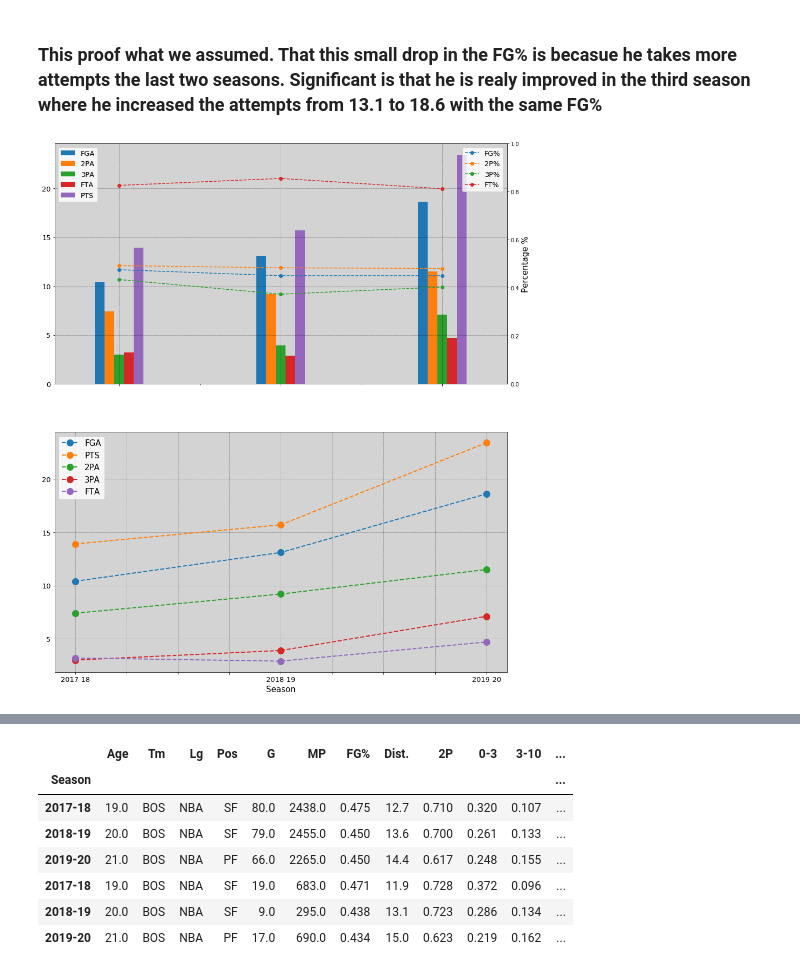
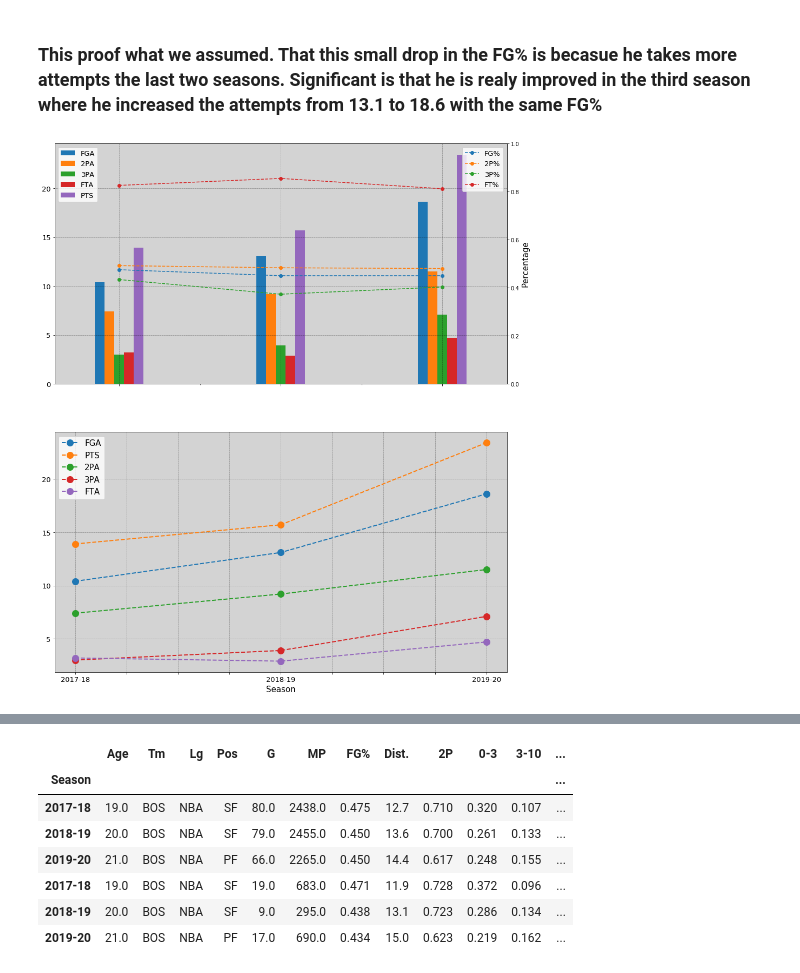
Before and after one commit to DemetrisEng/Data-Analysis-Machine-Learning, a Jupyter notebook: Jayson Tatum.ipynb, the cells around one changed output, grey strips where cells are left out. Cells and saved outputs as stored; diff of their text form; code cells hidden in the pictures.

```diff
--- a/Jayson Tatum.ipynb
+++ b/Jayson Tatum.ipynb
@@ -95,32 +95,32 @@ ax2.tick_params(axis='y',which='major',labelsize=13)
 # %%
 df_reg_new=df_reg[['FGA','FG%','3PA','3P%','2PA','2P%','FTA','FT%','TRB','AST','STL','BLK','TOV','PTS']]
 
 fig=plt.figure(figsize=(15,18))
 
 ax=fig.add_subplot(2,1,1)
 ax=df_reg_new[['FGA','2PA','3PA','FTA','PTS']].plot(kind='bar',width=0.3,align='center',ax=ax)
 #ax3=df_reg_new[['2PA','3PA']].plot(kind='bar',stacked=True,width=0.1,align='center',ax=ax,alpha=0.2,color=['grey','lightgrey'])
 ax.legend(loc='upper left',fontsize=13)
 ax.set_facecolor('lightgrey')
 ax.set_xlabel('Season',fontsize=13)
 ax.set_ylabel('')
 ax.tick_params(axis='x',which='major',labelsize=13,labelrotation=0)
 ax.tick_params(axis='y',which='major',labelsize=13)
 ax.grid(color='black', linestyle='dotted', linewidth=0.5)
 ax2=ax.twinx()
 ax2=df_reg_new[['FG%','2P%','3P%','FT%']].plot(kind='line',style='o--',ax=ax2)
 ax2.set_ylim(0,1)
-ax2.set_ylabel('Percentage %',fontsize=15)
+ax2.set_ylabel('Percentage',fontsize=15)
 ax2.tick_params(axis='y',which='major',labelsize=10)
 ax2.set_xlabel('Season',fontsize=13)
 ax2.legend(loc='upper right',fontsize=13)
 
 ax1=fig.add_subplot(2,1,2)
 ax1=df_reg_new[['FGA','PTS','2PA','3PA','FTA']].plot(kind='line',style='o--',linewidth=2,ms=12,ax=ax1)
 ax1.set_facecolor('lightgrey')
 ax1.legend(fontsize=15)
 ax1.set_xlabel('Season',fontsize=15)
 ax1.tick_params(axis='both',which='major',labelsize=13)
 ax1.grid(color='black', linestyle='dotted', linewidth=0.5)
 # %% [output]
-[figure, old version]
+[figure, new version]
```
Also changed, not shown: parts of 14 cells of this notebook.
